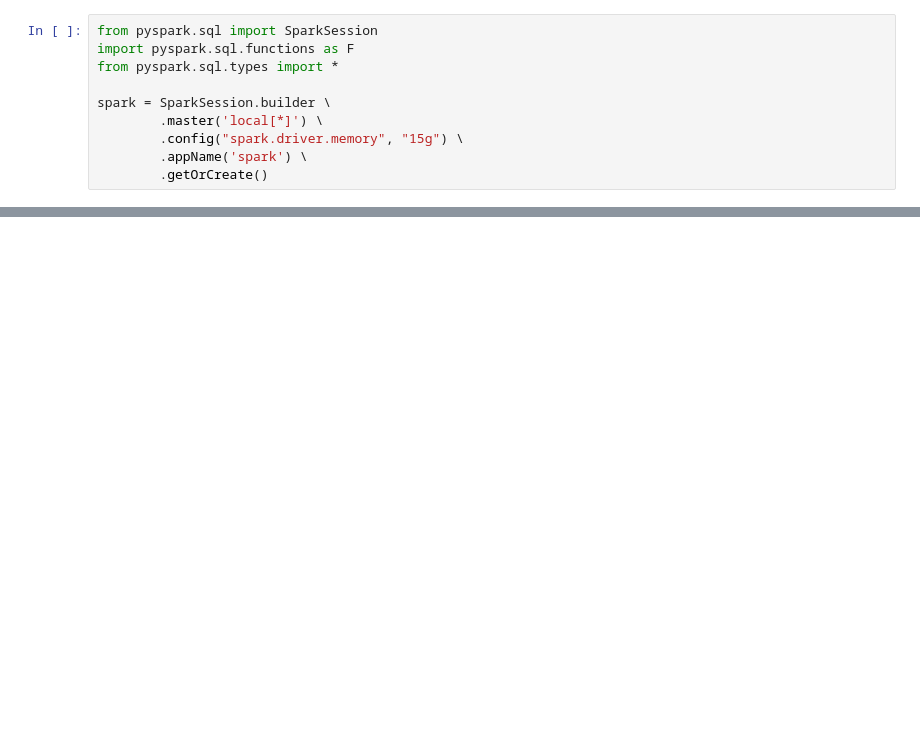
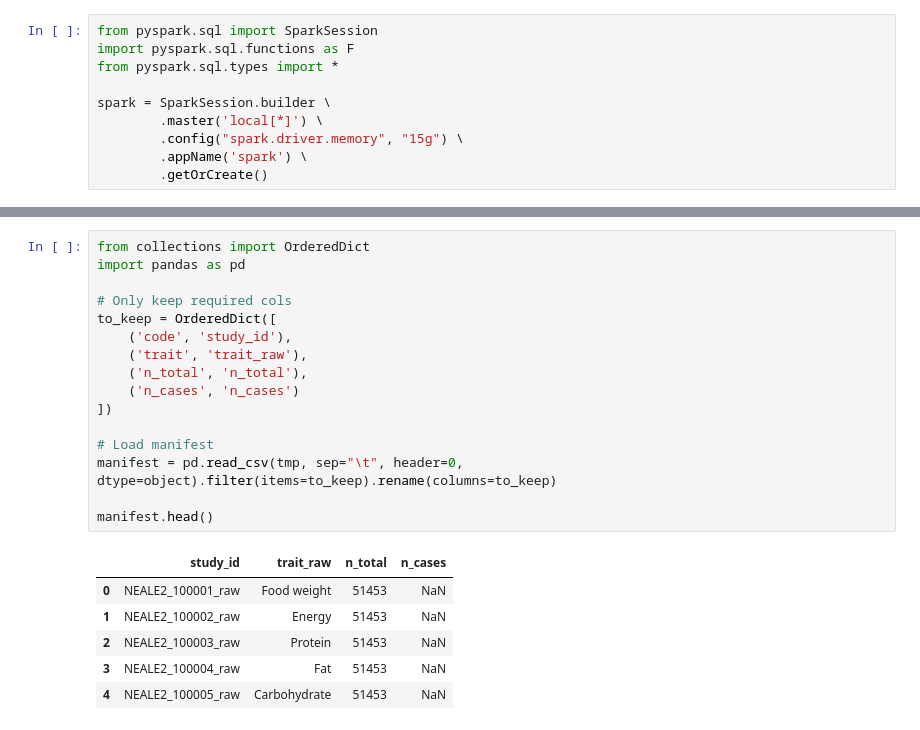
Before and after one commit to ireneisdoomed/random_notebooks, a Jupyter notebook: genetics_exploration/22.02_v2d_exploration.ipynb, the cells around one changed output, grey strips where cells are left out. Saved outputs shown, nothing was run; the diff lists cells and outputs as text; blank space fills up the shorter version.

```diff
--- a/genetics_exploration/22.02_v2d_exploration.ipynb
+++ b/genetics_exploration/22.02_v2d_exploration.ipynb
@@ -105,0 +156,23 @@ TOTAL Studies in Top Loci Feb: 19777
+# %%
+from collections import OrderedDict
+import pandas as pd
+
+# Only keep required cols
+to_keep = OrderedDict([
+    ('code', 'study_id'),
+    ('trait', 'trait_raw'),
+    ('n_total', 'n_total'),
+    ('n_cases', 'n_cases')
+])
+
+# Load manifest
+manifest = pd.read_csv(tmp, sep="\t", header=0, dtype=object).filter(items=to_keep).rename(columns=to_keep)
+
+manifest.head()
+# %% [output]
+|  | study_id | trait_raw | n_total | n_cases |
+| 0 | NEALE2_100001_raw | Food weight | 51453 | NaN |
+| 1 | NEALE2_100002_raw | Energy | 51453 | NaN |
+| 2 | NEALE2_100003_raw | Protein | 51453 | NaN |
+| 3 | NEALE2_100004_raw | Fat | 51453 | NaN |
+| 4 | NEALE2_100005_raw | Carbohydrate | 51453 | NaN |
```
Also changed, not shown: parts of 25 cells of this notebook.
